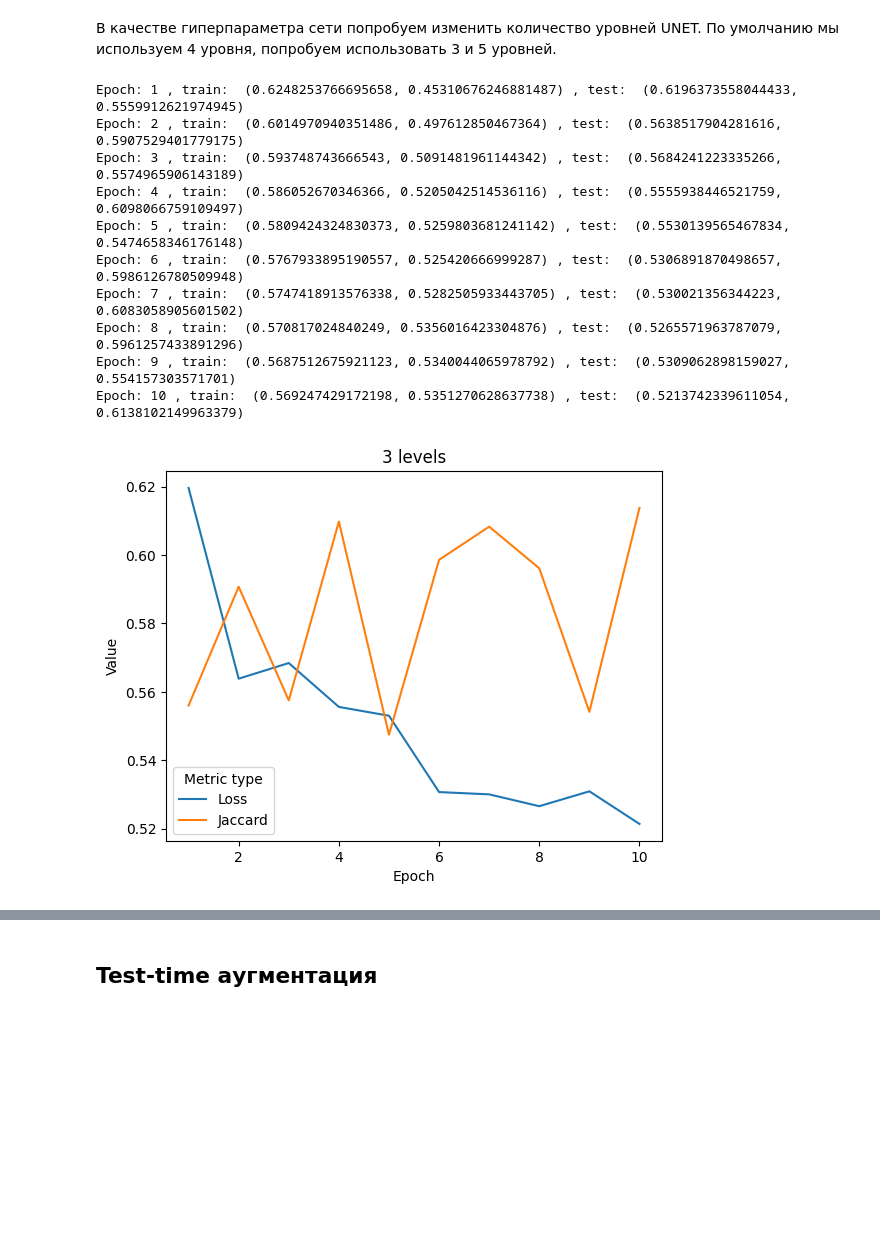
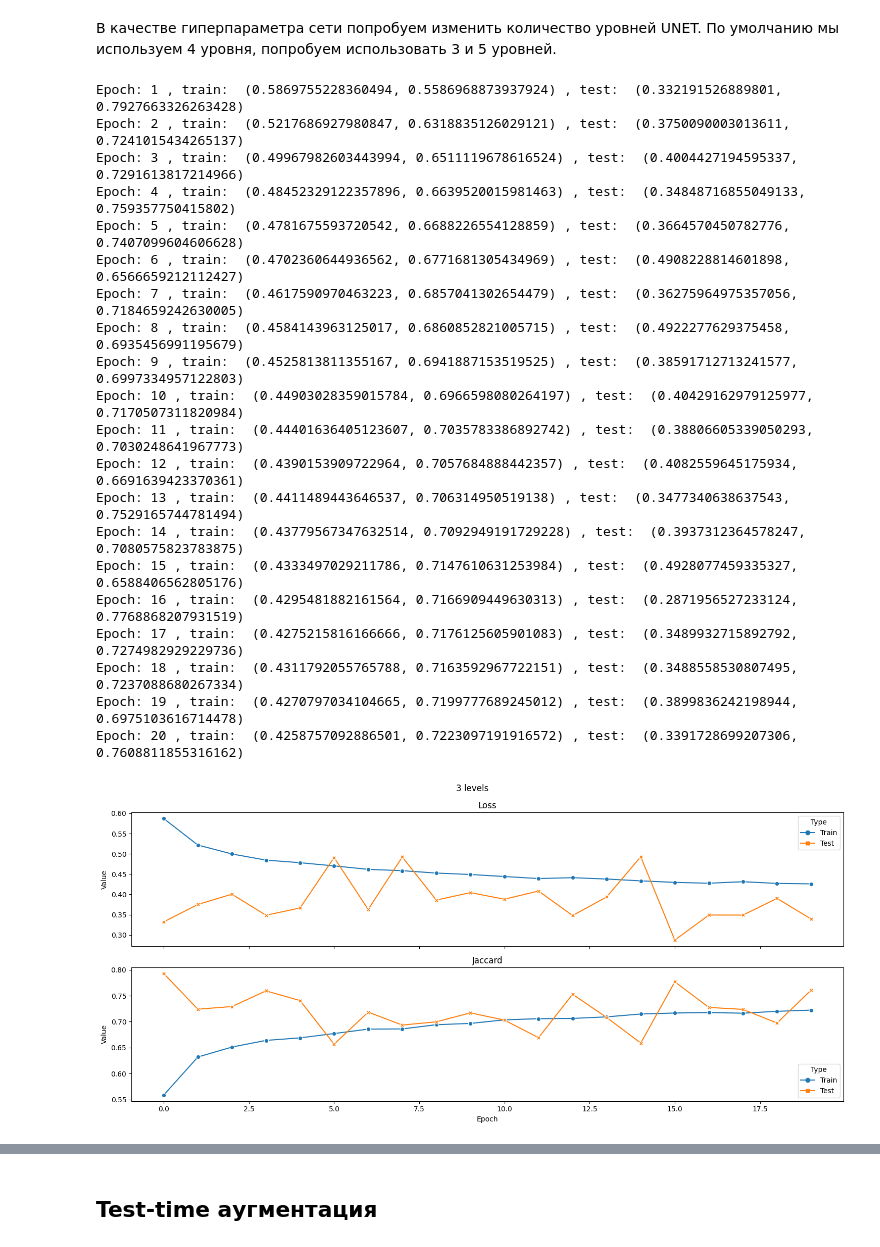
Before and after one commit to artmotika/ml-course, a Jupyter notebook: solutions/task06_computer_vision_segmentation.ipynb, the cells around one changed output, grey strips where cells are left out. Drawn from its saved outputs; the diff is of its cells as text; code cells hidden in the pictures; blank space fills up the shorter version.

```diff
--- a/solutions/task06_computer_vision_segmentation.ipynb
+++ b/solutions/task06_computer_vision_segmentation.ipynb
@@ -161,20 +135,21 @@ mask_list = glob("/content/gdrive/MyDrive/Мотыка Артем/dataset/masks/
 # %%
+image_paths = sorted(Path("/content/gdrive/MyDrive/dataset/images").iterdir())
+mask_paths = sorted(Path("/content/gdrive/MyDrive/dataset/masks").iterdir())
+
 train_portion = 0.9
 train_dataset = PhotoDataset(
-    imgs_list[:int(len(imgs_list) * train_portion)],
-    mask_list[:int(len(imgs_list) * train_portion)]
+    images=image_paths[:int(len(image_paths) * train_portion)],
+    masks=mask_paths[:int(len(mask_paths) * train_portion)],
 )
 test_dataset = PhotoDataset(
-    imgs_list[int(len(imgs_list) * train_portion):],
-    mask_list[int(len(imgs_list) * train_portion):]
+    images=image_paths[int(len(image_paths) * train_portion):],
+    masks=mask_paths[int(len(mask_paths) * train_portion):],
 )
-
-print("Train size: ", len(train_dataset))
-print("Test size: ", len(test_dataset))
+print("Train size:", len(train_dataset))
+print("Test size:", len(test_dataset))
 
 image, mask = train_dataset[0]
 print("Image tensor shape:", image.size())
 print("Mask tensor shape:", mask.size())
-
 show_image_and_mask(image, mask)
 # %% [output]
@@ -346,7 +372,7 @@ show_stats(test_stats, "Test")
 # %% [markdown]
 # Обучение на всех тренировочных данных
 # %%
-batch_size = 8
+batch_size = 20
 
 train_loader = DataLoader(
     train_dataset,
@@ -428,26 +450,20 @@ from torch.utils.data import ConcatDataset, DataLoader
 
 reset_random_seeds()
 
-batch_size = 8
+batch_size = 20
 
 augmentations = transforms.Compose(
     [
-        transforms.RandomHorizontalFlip(),
-        transforms.RandomRotation(degrees=(0, 180)),
+        transforms.RandomHorizontalFlip(p=1),
+        transforms.ColorJitter(brightness=0.3, contrast=0.4, saturation=0.4),
     ]
-)
-
-train_loader = DataLoader(
-    train_dataset,
-    batch_size=batch_size,
-)
-test_loader = DataLoader(
-    test_dataset,
-    batch_size=batch_size,
 )
 
 train_dataset_augmented = copy.copy(train_dataset)
 train_dataset_augmented.transform = augmentations
+
+augmented_image, augmented_mask = train_dataset_augmented[0]
+show_image_and_mask(augmented_image, augmented_mask)
 
 train_dataset_extended = ConcatDataset(
     [train_dataset, train_dataset_augmented]
@@ -465,26 +483,36 @@ model = UNET(3, 16, 1, 3).cuda()
 optimizer = torch.optim.Adam(model.parameters())
 
 train_stats, test_stats = train(
-    model, 10, train_loader_extended, test_loader, optimizer
+    model, 20, train_loader_extended, test_loader, optimizer
 )
 results[3] = (model.cpu(), train_stats, test_stats)
 # %% [output]
-Epoch: 1 , train:  (0.6248253766695658, 0.45310676246881487) , test:  (0.6196373558044433, 0.5559912621974945)
-Epoch: 2 , train:  (0.6014970940351486, 0.497612850467364) , test:  (0.5638517904281616, 0.5907529401779175)
-Epoch: 3 , train:  (0.593748743666543, 0.5091481961144342) , test:  (0.5684241223335266, 0.5574965906143189)
-Epoch: 4 , train:  (0.586052670346366, 0.5205042514536116) , test:  (0.5555938446521759, 0.6098066759109497)
-Epoch: 5 , train:  (0.5809424324830373, 0.5259803681241142) , test:  (0.5530139565467834, 0.5474658346176148)
-Epoch: 6 , train:  (0.5767933895190557, 0.525420666999287) , test:  (0.5306891870498657, 0.5986126780509948)
-Epoch: 7 , train:  (0.5747418913576338, 0.5282505933443705) , test:  (0.530021356344223, 0.6083058905601502)
-Epoch: 8 , train:  (0.570817024840249, 0.5356016423304876) , test:  (0.5265571963787079, 0.5961257433891296)
-Epoch: 9 , train:  (0.5687512675921123, 0.5340044065978792) , test:  (0.5309062898159027, 0.554157303571701)
-Epoch: 10 , train:  (0.569247429172198, 0.5351270628637738) , test:  (0.5213742339611054, 0.6138102149963379)
+Epoch: 1 , train:  (0.5869755228360494, 0.5586968873937924) , test:  (0.332191526889801, 0.7927663326263428)
+Epoch: 2 , train:  (0.5217686927980847, 0.6318835126029121) , test:  (0.3750090003013611, 0.7241015434265137)
+Epoch: 3 , train:  (0.49967982603443994, 0.6511119678616524) , test:  (0.4004427194595337, 0.7291613817214966)
+Epoch: 4 , train:  (0.48452329122357896, 0.6639520015981463) , test:  (0.34848716855049133, 0.759357750415802)
+Epoch: 5 , train:  (0.4781675593720542, 0.6688226554128859) , test:  (0.3664570450782776, 0.7407099604606628)
+Epoch: 6 , train:  (0.4702360644936562, 0.6771681305434969) , test:  (0.4908228814601898, 0.6566659212112427)
+Epoch: 7 , train:  (0.4617590970463223, 0.6857041302654479) , test:  (0.36275964975357056, 0.7184659242630005)
+Epoch: 8 , train:  (0.4584143963125017, 0.6860852821005715) , test:  (0.4922277629375458, 0.6935456991195679)
+Epoch: 9 , train:  (0.4525813811355167, 0.6941887153519525) , test:  (0.38591712713241577, 0.6997334957122803)
+Epoch: 10 , train:  (0.44903028359015784, 0.6966598080264197) , test:  (0.40429162979125977, 0.7170507311820984)
+Epoch: 11 , train:  (0.44401636405123607, 0.7035783386892742) , test:  (0.38806605339050293, 0.7030248641967773)
+Epoch: 12 , train:  (0.4390153909722964, 0.7057684888442357) , test:  (0.4082559645175934, 0.6691639423370361)
+Epoch: 13 , train:  (0.4411489443646537, 0.706314950519138) , test:  (0.3477340638637543, 0.7529165744781494)
+Epoch: 14 , train:  (0.43779567347632514, 0.7092949191729228) , test:  (0.3937312364578247, 0.7080575823783875)
+Epoch: 15 , train:  (0.4333497029211786, 0.7147610631253984) , test:  (0.4928077459335327, 0.6588406562805176)
+Epoch: 16 , train:  (0.4295481882161564, 0.7166909449630313) , test:  (0.2871956527233124, 0.7768868207931519)
+Epoch: 17 , train:  (0.4275215816166666, 0.7176125605901083) , test:  (0.3489932715892792, 0.7274982929229736)
+Epoch: 18 , train:  (0.4311792055765788, 0.7163592967722151) , test:  (0.3488558530807495, 0.7237088680267334)
+Epoch: 19 , train:  (0.4270797034104665, 0.7199777689245012) , test:  (0.3899836242198944, 0.6975103616714478)
+Epoch: 20 , train:  (0.4258757092886501, 0.7223097191916572) , test:  (0.3391728699207306, 0.7608811855316162)
 # %%
 level = 3
-_, _, test_stats = results[level]
-show_stats(test_stats, str(level) + " levels")
+_, train_stats, test_stats = results[level]
+show_stats_train_test_stats(train_stats, test_stats, title=(str(level) + " levels"))
 # %% [output]
-[figure, old version]
+[figure, new version]
 # %%
 model = UNET(3, 16, 1, 4).cuda()
 optimizer = torch.optim.Adam(model.parameters())
```
Also changed, not shown: parts of 36 cells of this notebook.
